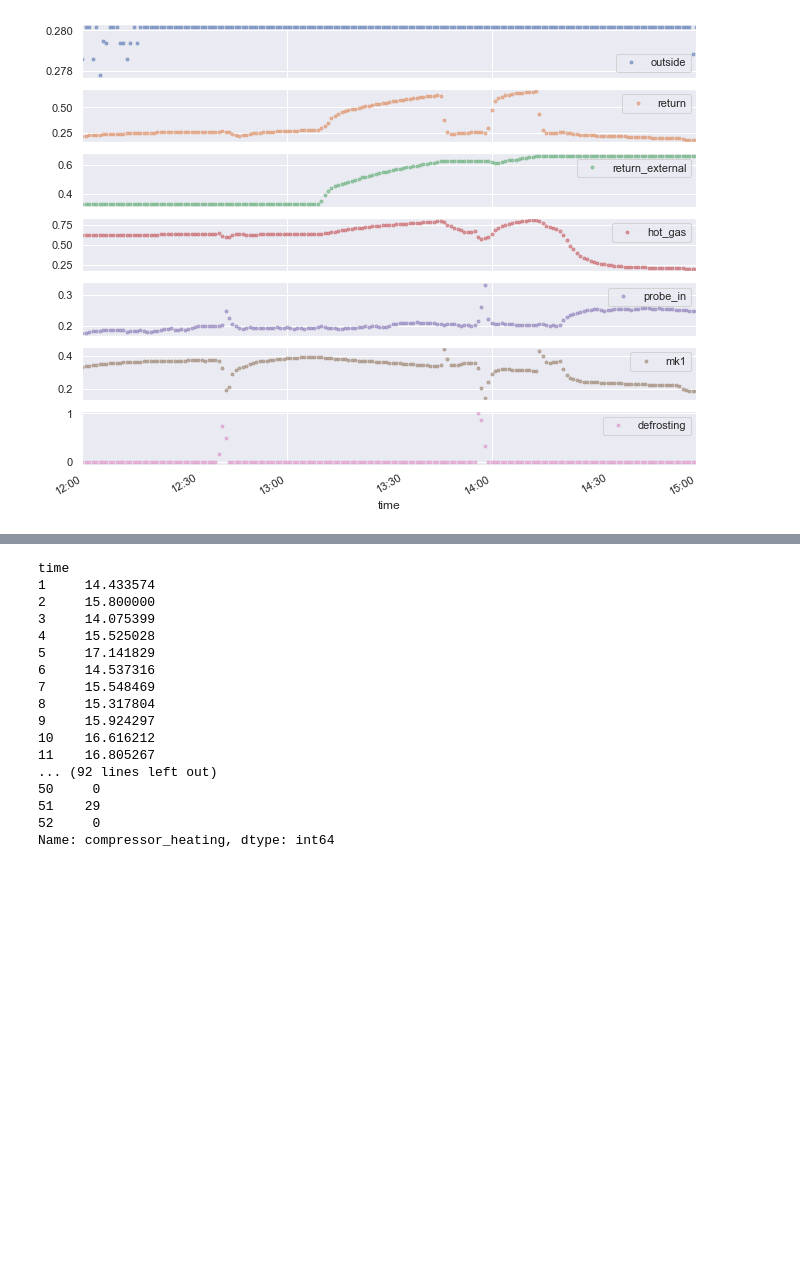
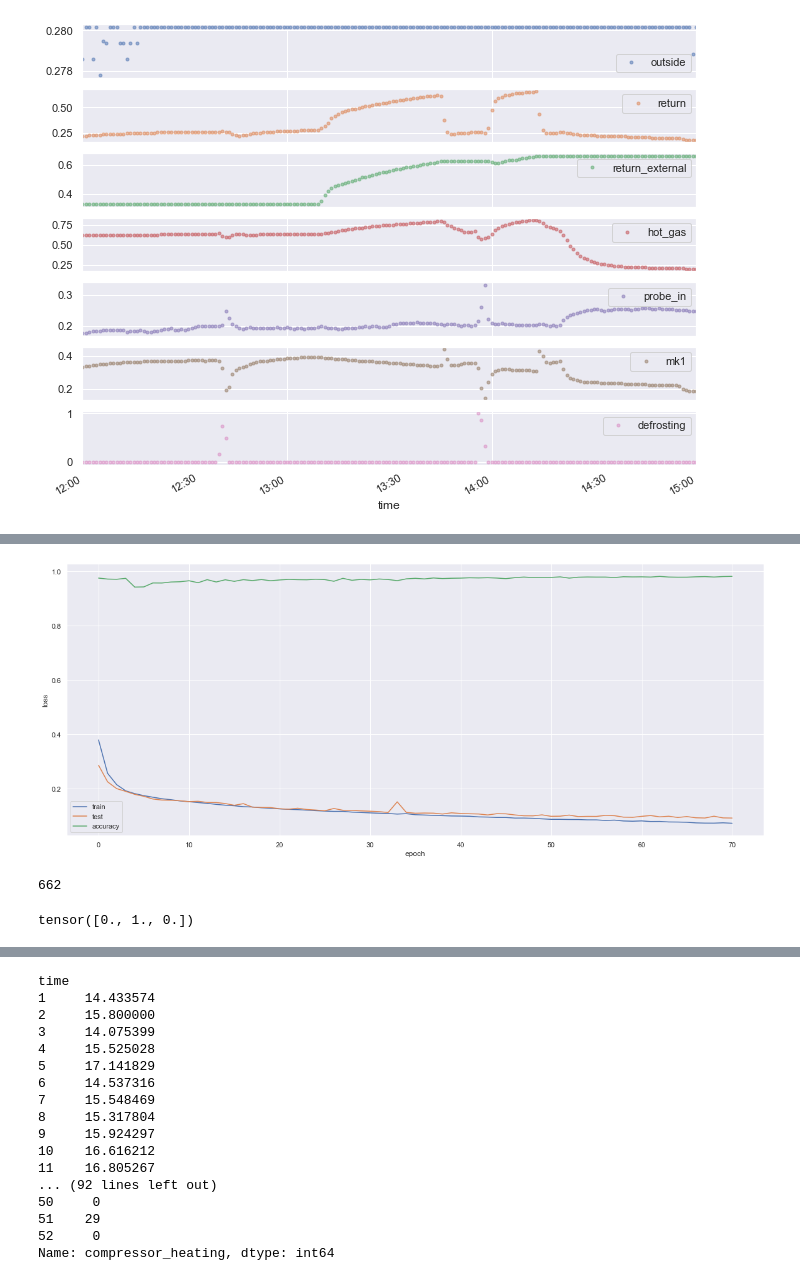
Before and after one commit to ccbur/deep-heatpump-analyzer, a Jupyter notebook: aggregate.ipynb, the cells around one changed output, grey strips where cells are left out. Cells and saved outputs as stored; diff of their text form; code cells hidden in the pictures; blank space fills up the shorter version.

```diff
--- a/aggregate.ipynb
+++ b/aggregate.ipynb
@@ -617,17 +590,0 @@ tensor([-0.0477,  0.0809], requires_grad=True)
-# %%
-
-model.eval()
-for j,sample in enumerate(test_dataloader):
-    x_test = sample[0]
-    y_test = sample[1]
-
-    if y_test.mean() > 0.00:
-        y_pred = model(x_test)
-        print(y_test)
-        print(y_pred)
-        loss = criterion(y_pred,y_train)
-        print("Loss: ", loss)
-
-    #break
-#inp.size(0)
-#
@@ -652,0 +867,16 @@ KeyboardInterrupt:
+# %%
+#plt.plot(np.linspace(1, i, i), train_hist[:i], label='train')
+#plt.plot(np.linspace(1, i, i), test_hist[:i], label='test')
+plt.plot(train_hist, label='train')
+plt.plot(test_hist, label='test')
+plt.plot(accuracy_hist, label='accuracy')
+plt.xlabel("epoch")
+plt.ylabel("loss")
+plt.legend()
+plt.show()
+# %% [output]
+[figure, added]
+# %%
+i
+# %% [output]
+662
@@ -652,0 +890,4 @@ KeyboardInterrupt:
+# %%
+test_target
+# %% [output]
+tensor([0., 1., 0.])
```
Also changed, not shown: parts of 19 cells of this notebook.
